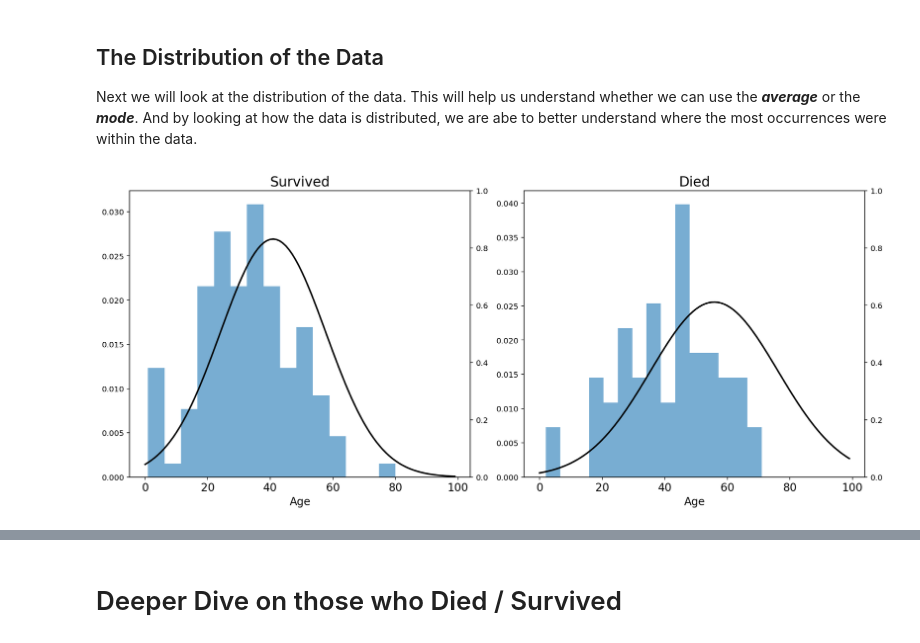
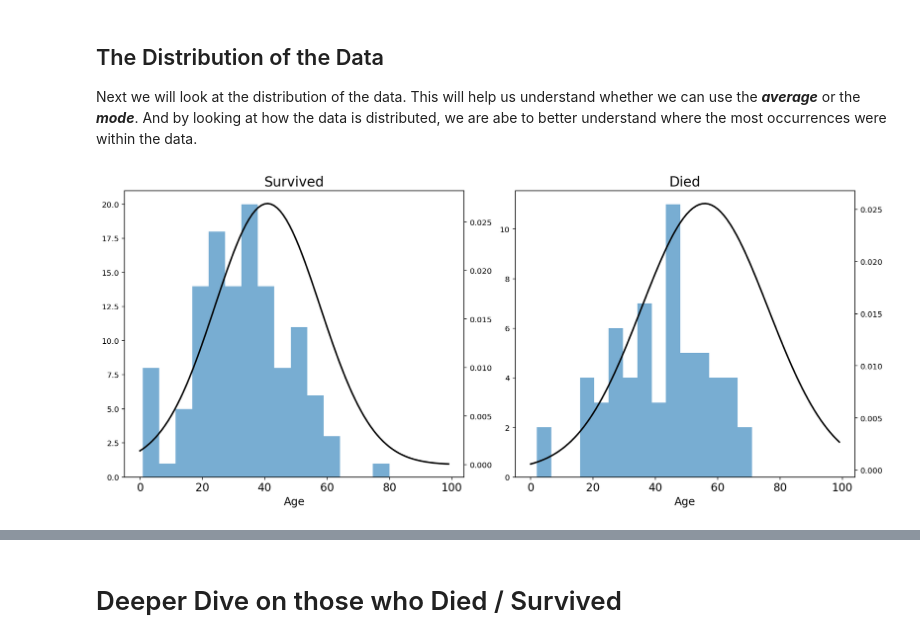
Before and after one commit to nizarhamood/Titanic, a Jupyter notebook: titanic.ipynb, the cells around one changed output, grey strips where cells are left out. Cells and saved outputs as stored; diff of their text form; code cells hidden in the pictures.

Commit message:
got the normal distribution onto both plots with the right axis scales showing

```diff
--- a/titanic.ipynb
+++ b/titanic.ipynb
@@ -657,36 +657,39 @@ fig, (axs1, axs2) = plt.subplots(nrows=1, ncols=2, figsize=(14,6), constrained_l
 
 # ax1: Histogram Parameters, Detailed formatting, Titles, Tick parameters, X Labels
 
-age_surv = axs1.hist(data = age_surv_data, x = 'Age', bins = 15, alpha = 0.6, density=True)
+age_surv = axs1.hist(data = age_surv_data, x = 'Age', bins = 15, alpha = 0.6)
 axs1.set_title('Survived', fontsize=17.5)
 axs1.tick_params(axis = 'x', labelsize = 14)
 axs1.set_xlabel('Age', size = 14)
+
 axs1.twinx()
 
 mu_age_surv, std_age_surv = norm.fit(age_surv_data_col)
 
 xmin_surv, xmax_surv = plt.xlim()
 x_surv = np.linspace(xmin_surv, xmax_surv, 100)
 p_surv = norm.pdf(x_surv, mu_age_surv, std_age_surv)
 
-axs1.plot(p_surv, 'k', linewidth = 2)
+plt.plot(p_surv, 'k', linewidth = 2)
+
 
 # ax2: Histogram Parameters, Detailed formatting, Titles, Tick parameters, X Labels
 
-age_died = axs2.hist(data = age_died_data, x = 'Age', bins = 15, alpha = 0.6, density = True)
+age_died = axs2.hist(data = age_died_data, x = 'Age', bins = 15, alpha = 0.6)
+
 axs2.set_title('Died', fontsize=17.5)
 axs2.tick_params(axis = 'x', labelsize = 14)
 axs2.set_xlabel('Age', size = 14)
 axs2.twinx()
 
 mu_age_died, std_age_died = norm.fit(age_died_data_col)
 
 xmin_died, xmax_died = plt.xlim()
 x_died = np.linspace(xmin_died, xmax_died, 100)
 p_died = norm.pdf(x_died, mu_age_died, std_age_died)
 
-axs2.plot(p_died, 'k', linewidth = 2)
+plt.plot(p_died, 'k', linewidth = 2)
 
 plt.show()
 # %% [output]
-[figure, old version]
+[figure, new version]
```
Also changed, not shown: parts of 1 cell of this notebook.
